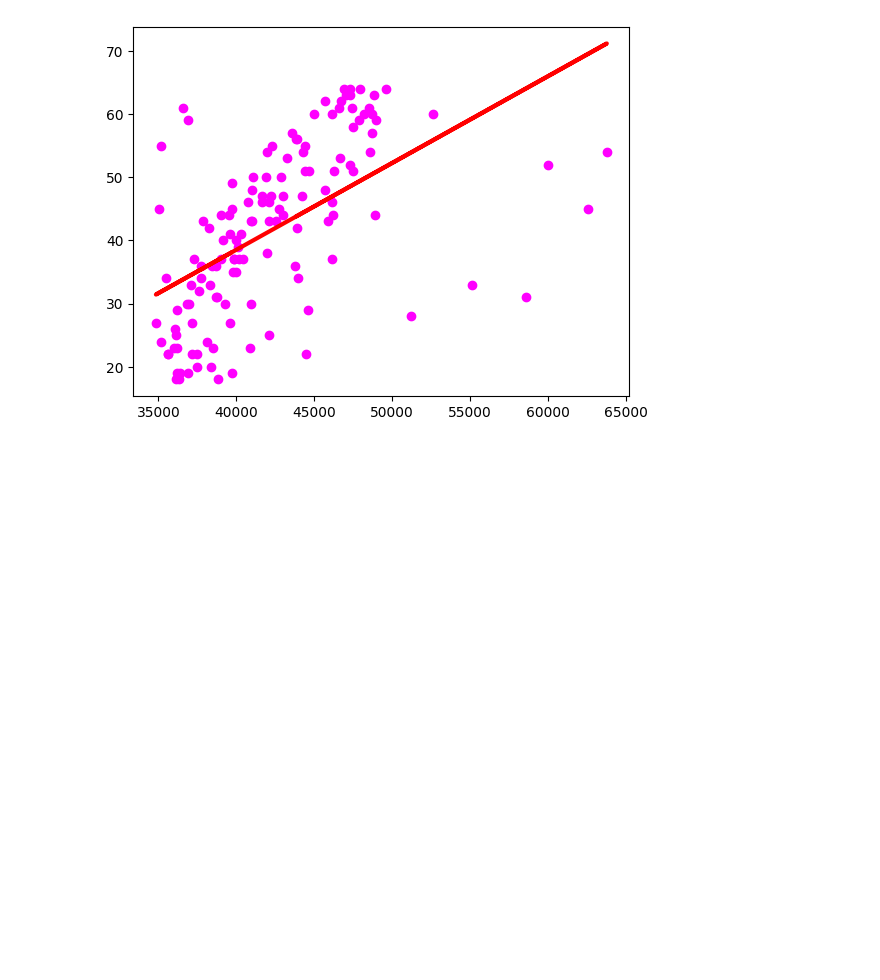
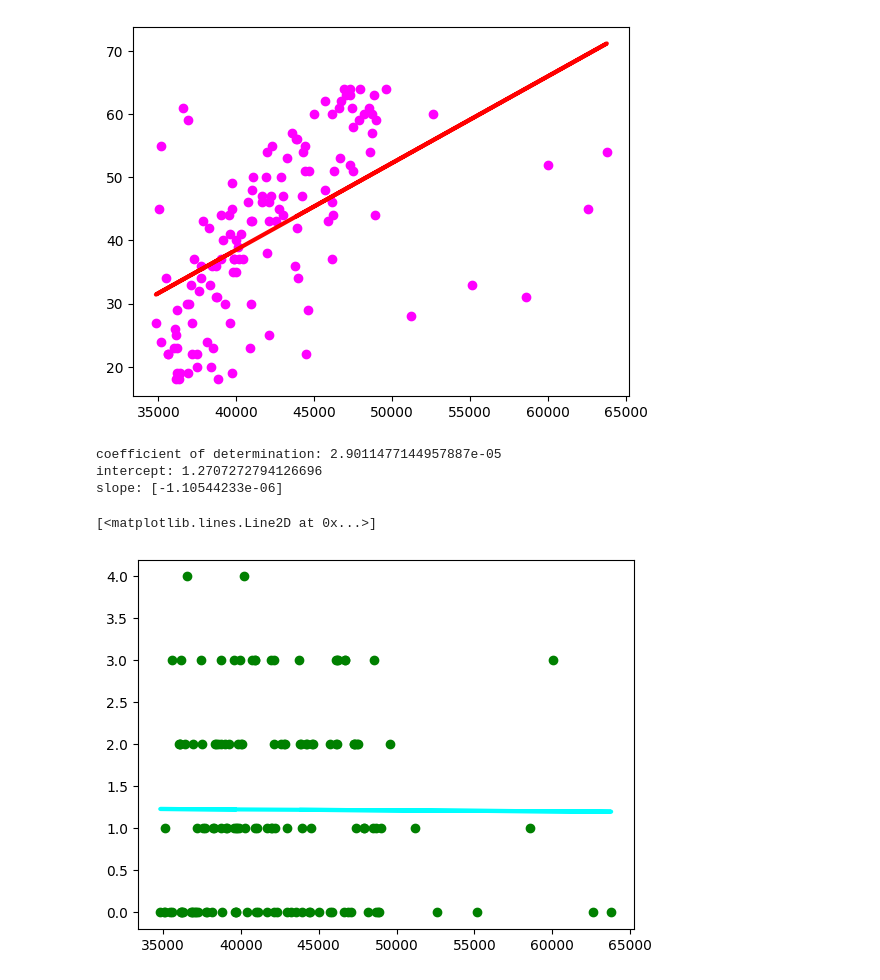
Before and after one commit to bigascon/us_medical_insurance_cost_analysis, a Jupyter notebook: us-medical-insurance-costs.ipynb, the cells around one changed output. Saved outputs shown, nothing was run; the diff lists cells and outputs as text; code cells hidden in the pictures; blank space fills up the shorter version.

Commit message:
Implemented more simple linear regression analysis for every single one of the quantitative variables

```diff
--- a/us-medical-insurance-costs.ipynb
+++ b/us-medical-insurance-costs.ipynb
@@ -422,0 +420,28 @@ new_axis = np.array(list(zip(top_ages,top_bmi,top_children)))
+# %%
+# Providing data for ages
+x = np.array(top_charges).reshape((-1,1))
+#print(x)
+""" y = np.array(top_charges).reshape((-1,1))
+print(y) """
+
+# Creating model and fitting it
+model = LinearRegression().fit(x,top_children)
+
+# Getting results
+r_sq = model.score(x,top_children)
+print(f"coefficient of determination: {r_sq}")
+print(f"intercept: {model.intercept_}")
+print(f"slope: {model.coef_}")
+
+# Predicting Response
+y_pred = model.predict(x)
+#print(f"predicted response:\n{y_pred}")
+
+plt.scatter(top_charges, top_children, color = "green")
+plt.plot(x,y_pred, color="cyan", linewidth=3)
+# %% [output]
+coefficient of determination: 2.9011477144957887e-05
+intercept: 1.2707272794126696
+slope: [-1.10544233e-06]
+[<matplotlib.lines.Line2D at 0x...>]
+[figure, added]
```
Also changed, not shown: parts of 1 cell of this notebook.
